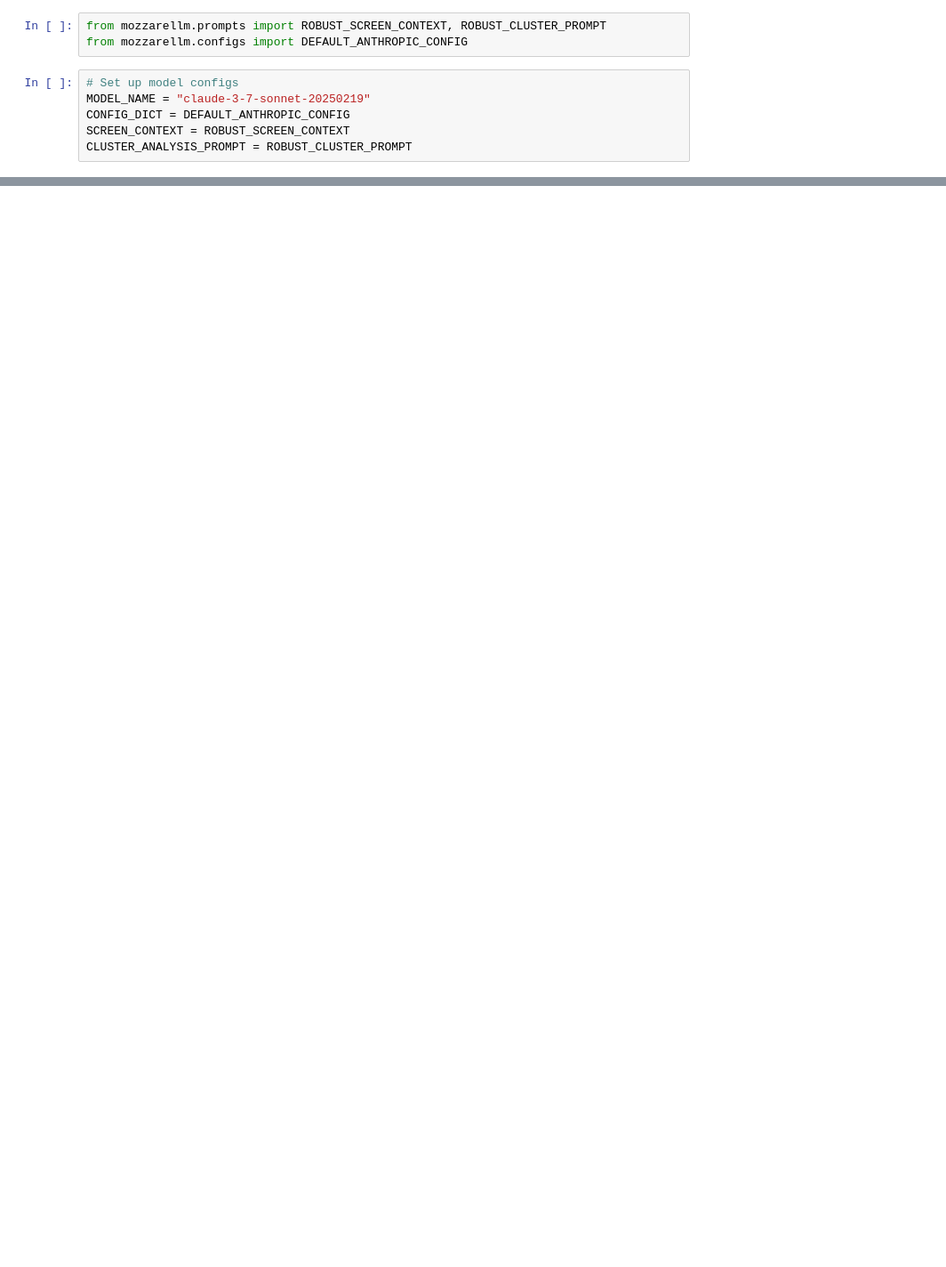
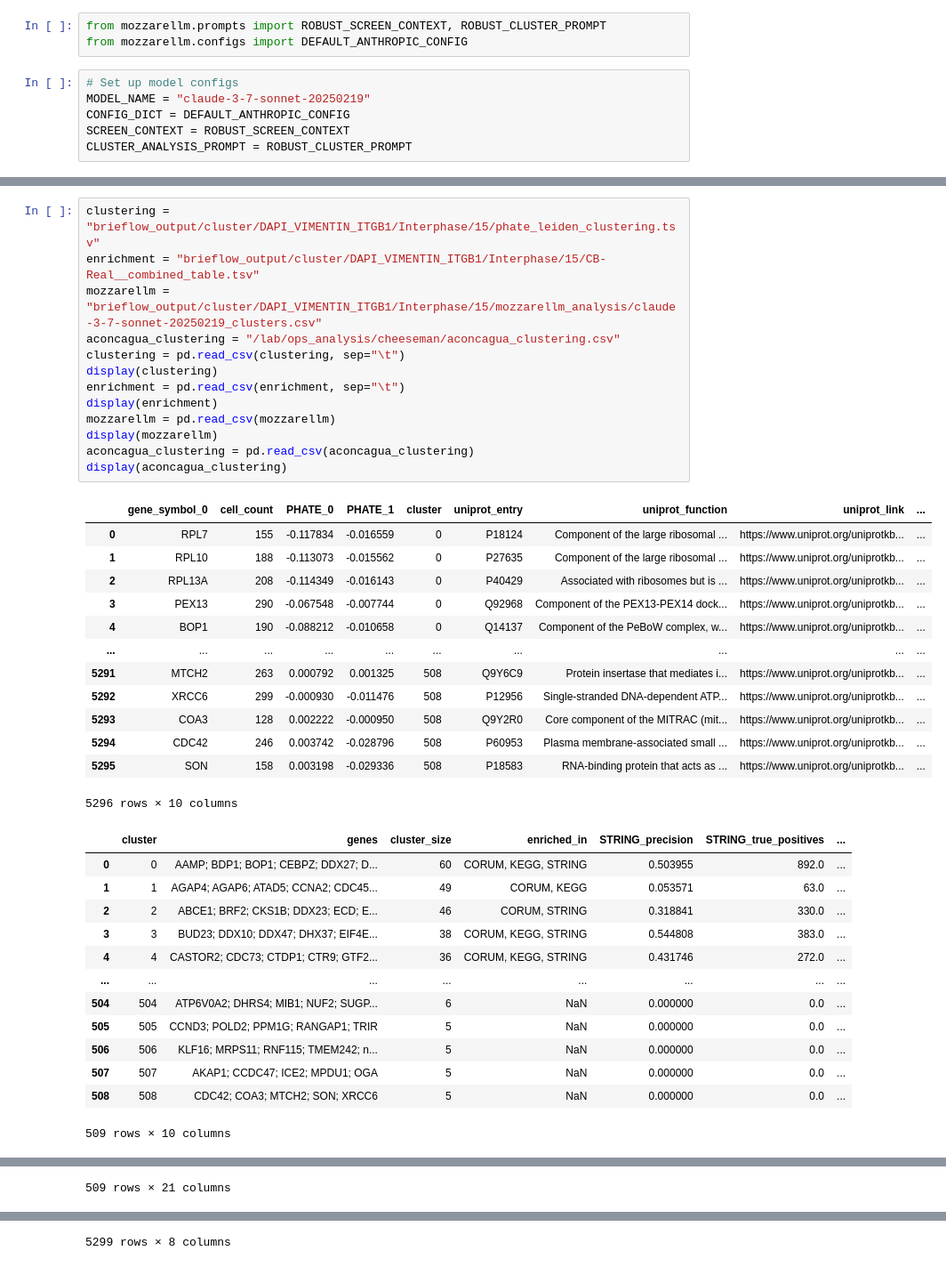
Before and after one commit to cheeseman-lab/kilimanjaro-analysis, a Jupyter notebook: analysis/11.analyze.ipynb, the cells around one changed output, grey strips where cells are left out. Shown at 89% size. Drawn from its saved outputs; the diff is of its cells as text; blank space fills up the shorter version.

```diff
--- a/analysis/11.analyze.ipynb
+++ b/analysis/11.analyze.ipynb
@@ -503,0 +870,40 @@ Added 29 gene feature descriptions to prompt
+# %%
+clustering = "brieflow_output/cluster/DAPI_VIMENTIN_ITGB1/Interphase/15/phate_leiden_clustering.tsv"
+enrichment = "brieflow_output/cluster/DAPI_VIMENTIN_ITGB1/Interphase/15/CB-Real__combined_table.tsv"
+mozzarellm = "brieflow_output/cluster/DAPI_VIMENTIN_ITGB1/Interphase/15/mozzarellm_analysis/claude-3-7-sonnet-20250219_clusters.csv"
+aconcagua_clustering = "/lab/ops_analysis/cheeseman/aconcagua_clustering.csv"
+clustering = pd.read_csv(clustering, sep="\t")
+display(clustering)
+enrichment = pd.read_csv(enrichment, sep="\t")
+display(enrichment)
+mozzarellm = pd.read_csv(mozzarellm)
+display(mozzarellm)
+aconcagua_clustering = pd.read_csv(aconcagua_clustering)
+display(aconcagua_clustering)
+# %% [output]
+|  | gene_symbol_0 | cell_count | PHATE_0 | PHATE_1 | cluster | uniprot_entry | uniprot_function | uniprot_link | ... |
+| 0 | RPL7 | 155 | -0.117834 | -0.016559 | 0 | P18124 | Component of the large ribosomal ... | https://www.uniprot.org/uniprotkb... | ... |
+| 1 | RPL10 | 188 | -0.113073 | -0.015562 | 0 | P27635 | Component of the large ribosomal ... | https://www.uniprot.org/uniprotkb... | ... |
+| 2 | RPL13A | 208 | -0.114349 | -0.016143 | 0 | P40429 | Associated with ribosomes but is ... | https://www.uniprot.org/uniprotkb... | ... |
+| 3 | PEX13 | 290 | -0.067548 | -0.007744 | 0 | Q92968 | Component of the PEX13-PEX14 dock... | https://www.uniprot.org/uniprotkb... | ... |
+| 4 | BOP1 | 190 | -0.088212 | -0.010658 | 0 | Q14137 | Component of the PeBoW complex, w... | https://www.uniprot.org/uniprotkb... | ... |
+| ... | ... | ... | ... | ... | ... | ... | ... | ... | ... |
+| 5291 | MTCH2 | 263 | 0.000792 | 0.001325 | 508 | Q9Y6C9 | Protein insertase that mediates i... | https://www.uniprot.org/uniprotkb... | ... |
+| 5292 | XRCC6 | 299 | -0.000930 | -0.011476 | 508 | P12956 | Single-stranded DNA-dependent ATP... | https://www.uniprot.org/uniprotkb... | ... |
+| 5293 | COA3 | 128 | 0.002222 | -0.000950 | 508 | Q9Y2R0 | Core component of the MITRAC (mit... | https://www.uniprot.org/uniprotkb... | ... |
+| 5294 | CDC42 | 246 | 0.003742 | -0.028796 | 508 | P60953 | Plasma membrane-associated small ... | https://www.uniprot.org/uniprotkb... | ... |
+| 5295 | SON | 158 | 0.003198 | -0.029336 | 508 | P18583 | RNA-binding protein that acts as ... | https://www.uniprot.org/uniprotkb... | ... |
+5296 rows × 10 columns
+|  | cluster | genes | cluster_size | enriched_in | STRING_precision | STRING_true_positives | ... |
+| 0 | 0 | AAMP; BDP1; BOP1; CEBPZ; DDX27; D... | 60 | CORUM, KEGG, STRING | 0.503955 | 892.0 | ... |
+| 1 | 1 | AGAP4; AGAP6; ATAD5; CCNA2; CDC45... | 49 | CORUM, KEGG | 0.053571 | 63.0 | ... |
+| 2 | 2 | ABCE1; BRF2; CKS1B; DDX23; ECD; E... | 46 | CORUM, STRING | 0.318841 | 330.0 | ... |
+| 3 | 3 | BUD23; DDX10; DDX47; DHX37; EIF4E... | 38 | CORUM, KEGG, STRING | 0.544808 | 383.0 | ... |
+| 4 | 4 | CASTOR2; CDC73; CTDP1; CTR9; GTF2... | 36 | CORUM, KEGG, STRING | 0.431746 | 272.0 | ... |
+| ... | ... | ... | ... | ... | ... | ... | ... |
+| 504 | 504 | ATP6V0A2; DHRS4; MIB1; NUF2; SUGP... | 6 | NaN | 0.000000 | 0.0 | ... |
+| 505 | 505 | CCND3; POLD2; PPM1G; RANGAP1; TRIR | 5 | NaN | 0.000000 | 0.0 | ... |
+| 506 | 506 | KLF16; MRPS11; RNF115; TMEM242; n... | 5 | NaN | 0.000000 | 0.0 | ... |
+| 507 | 507 | AKAP1; CCDC47; ICE2; MPDU1; OGA | 5 | NaN | 0.000000 | 0.0 | ... |
+| 508 | 508 | CDC42; COA3; MTCH2; SON; XRCC6 | 5 | NaN | 0.000000 | 0.0 | ... |
+509 rows × 10 columns
@@ -503,0 +922 @@ Added 29 gene feature descriptions to prompt
+509 rows × 21 columns
@@ -503,0 +935 @@ Added 29 gene feature descriptions to prompt
+5299 rows × 8 columns
```
Also changed, not shown: parts of 15 cells of this notebook.
